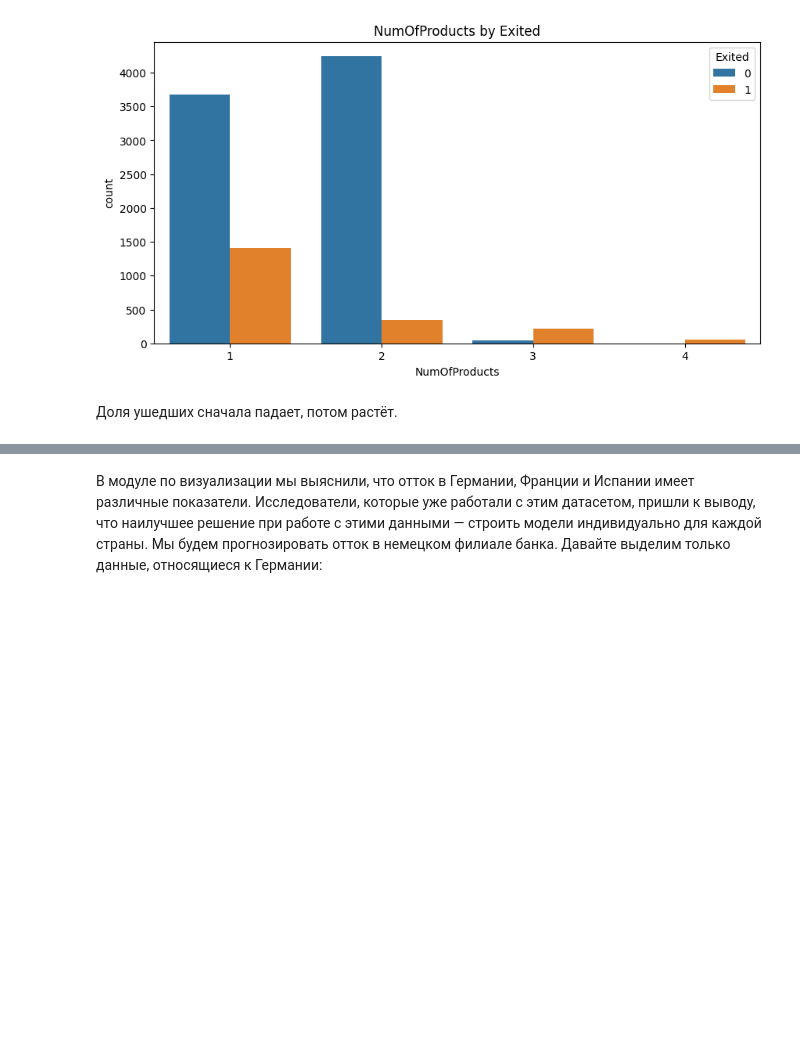
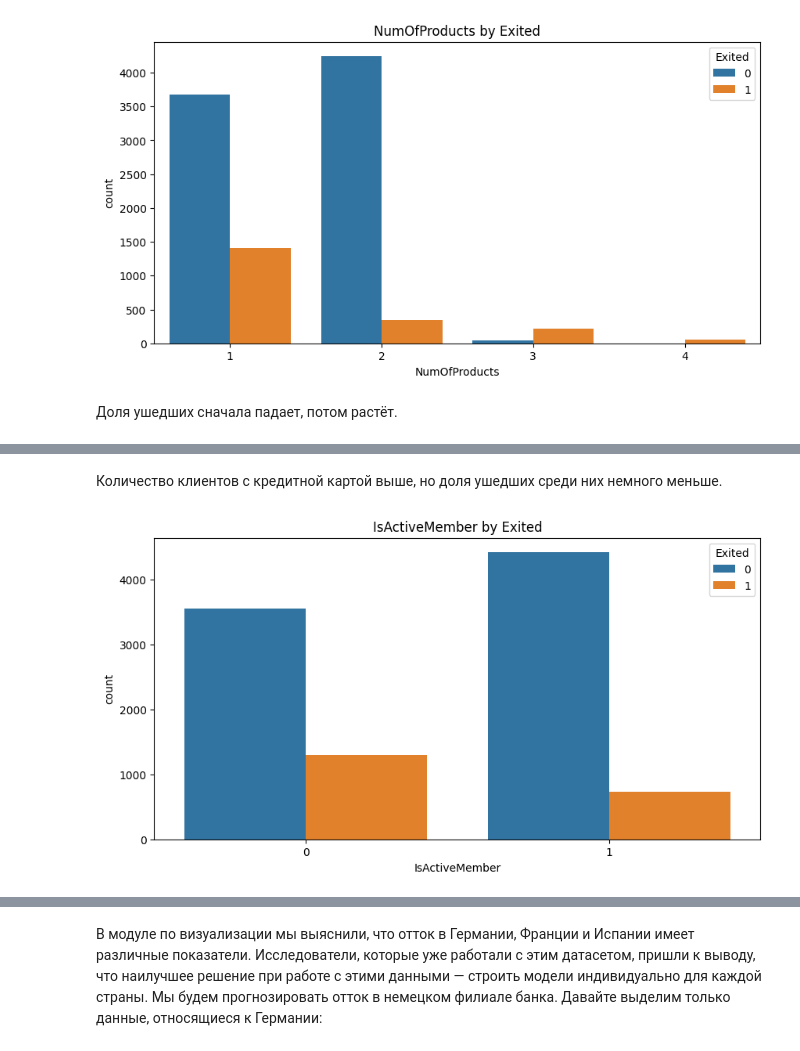
Before and after one commit to Blooodniy/SF_DS, a Jupyter notebook: ML/ML-3. Обучение с учителем классификация/ML-3._practice.ipynb, the cells around one changed output, grey strips where cells are left out. Saved outputs shown, nothing was run; the diff lists cells and outputs as text; code cells hidden in the pictures; blank space fills up the shorter version.

```diff
--- a/ML/ML-3. Обучение с учителем классификация/ML-3._practice.ipynb
+++ b/ML/ML-3. Обучение с учителем классификация/ML-3._practice.ipynb
@@ -231,0 +228,13 @@ for num in churn_data['NumOfProducts'].value_counts().index:
+# %% [markdown]
+Количество клиентов с кредитной картой выше, но доля ушедших среди них немного меньше.
+# %%
+fig, ax = plt.subplots(figsize = (10, 5))
+sns.countplot(
+    data=churn_data,
+    x='IsActiveMember',
+    hue=churn_data['Exited'],
+    ax=ax
+)
+ax.set_title('IsActiveMember by Exited');
+# %% [output]
+[figure, added]
```
Also changed, not shown: parts of 32 cells of this notebook.
